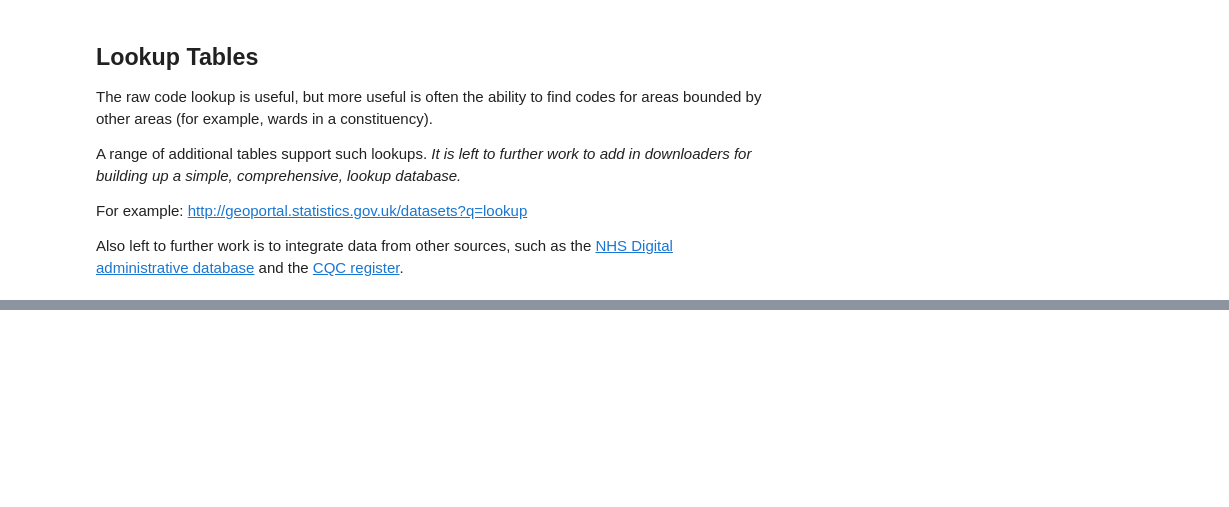
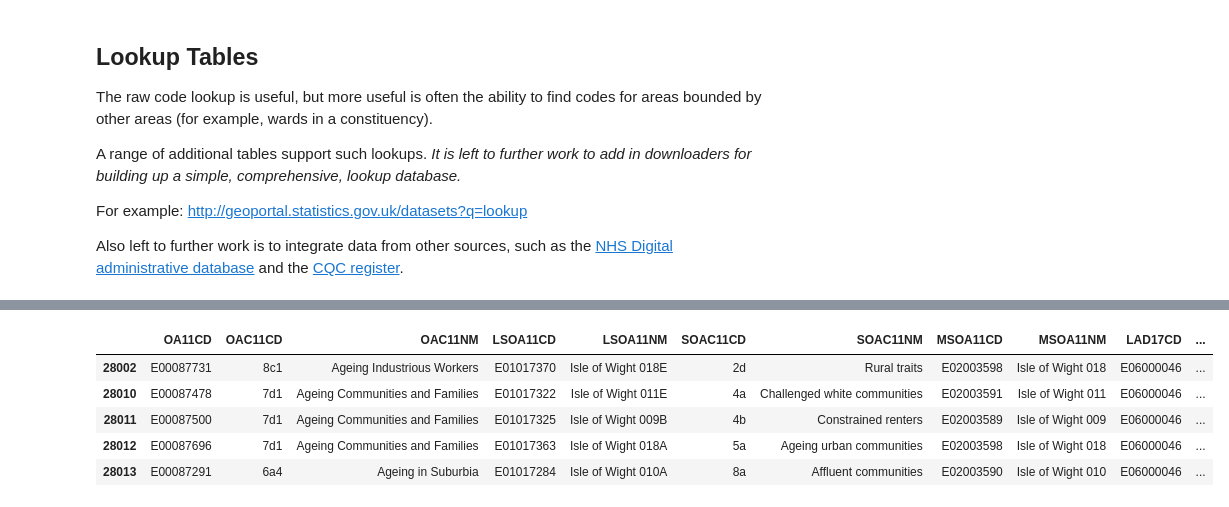
Before and after one commit to isleofdata/geodata, a Jupyter notebook: notebooks/geocodes.ipynb, the cells around one changed output, grey strips where cells are left out. Saved outputs shown, nothing was run; the diff lists cells and outputs as text; code cells hidden in the pictures; blank space fills up the shorter version.

```diff
--- a/notebooks/geocodes.ipynb
+++ b/notebooks/geocodes.ipynb
@@ -323,0 +332,11 @@ Also left to further work is to integrate data from other sources, such as the [
+# %%
+df_oa_lad = pd.read_csv('https://opendata.arcgis.com/datasets/fe6c55f0924b4734adf1cf7104a0173e_0.csv')
+
+df_oa_lad[df_oa_lad['LAD17CD']=='E06000046'].head()
+# %% [output]
+|  | OA11CD | OAC11CD | OAC11NM | LSOA11CD | LSOA11NM | SOAC11CD | SOAC11NM | MSOA11CD | MSOA11NM | LAD17CD | ... |
+| 28002 | E00087731 | 8c1 | Ageing Industrious Workers | E01017370 | Isle of Wight 018E | 2d | Rural traits | E02003598 | Isle of Wight 018 | E06000046 | ... |
+| 28010 | E00087478 | 7d1 | Ageing Communities and Families | E01017322 | Isle of Wight 011E | 4a | Challenged white communities | E02003591 | Isle of Wight 011 | E06000046 | ... |
+| 28011 | E00087500 | 7d1 | Ageing Communities and Families | E01017325 | Isle of Wight 009B | 4b | Constrained renters | E02003589 | Isle of Wight 009 | E06000046 | ... |
+| 28012 | E00087696 | 7d1 | Ageing Communities and Families | E01017363 | Isle of Wight 018A | 5a | Ageing urban communities | E02003598 | Isle of Wight 018 | E06000046 | ... |
+| 28013 | E00087291 | 6a4 | Ageing in Suburbia | E01017284 | Isle of Wight 010A | 8a | Affluent communities | E02003590 | Isle of Wight 010 | E06000046 | ... |
```
Also changed, not shown: parts of 9 cells of this notebook, 2 other files.
